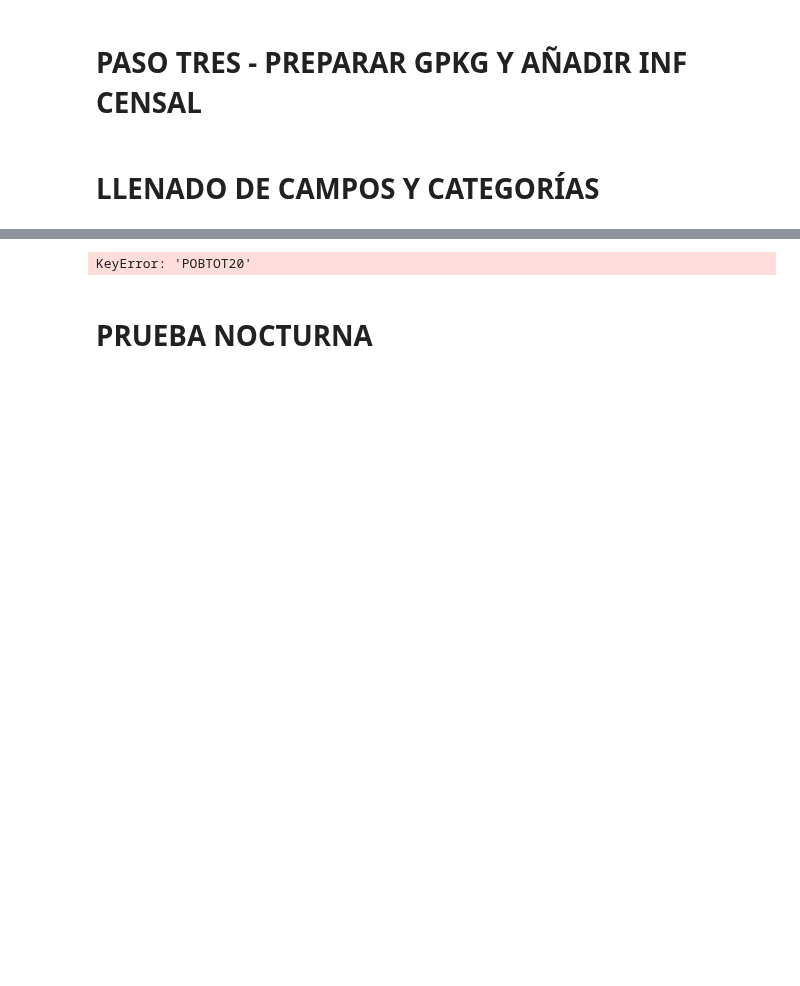
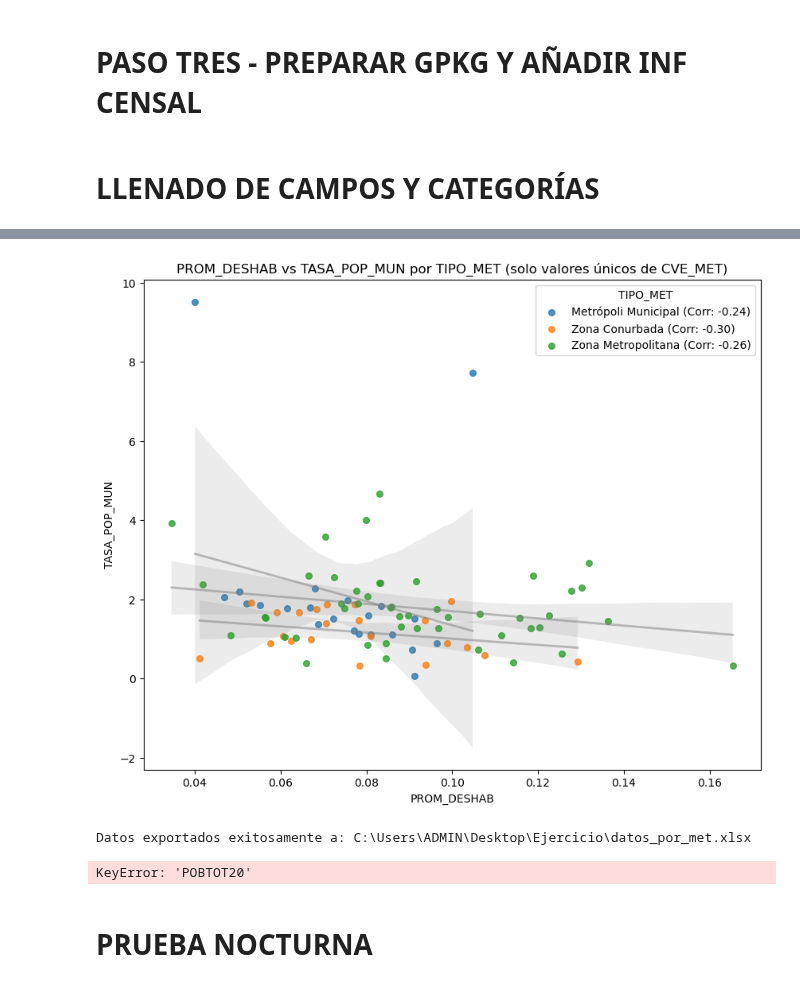
Before and after one commit to unpesodecambio/VOCES-metropolitan-housing-analysis, a Jupyter notebook: VOCES_nac_NB_v1.ipynb, the cells around one changed output, grey strips where cells are left out. Saved outputs shown, nothing was run; the diff lists cells and outputs as text; code cells hidden in the pictures; blank space fills up the shorter version.

```diff
--- a/VOCES_nac_NB_v1.ipynb
+++ b/VOCES_nac_NB_v1.ipynb
@@ -454,8 +453,6 @@ MAPA_TIPO_gdf = gpd.read_file(MAPA_TIPO_ruta, layer='Mapa_Tipologias')
 # %%
-MAPA_TIPO_gdf = MAPA_TIPO_gdf1
-
 # Define el CRS proyectado que deseas utilizar
-CRS_PROYECTADO = 'EPSG:32613'  # Reemplaza 'XX' con el código EPSG adecuado para tu área de estudio
+CRS_PROYECTADO = 'EPSG:6372'
 
 # Proyecta el GeoDataFrame a un CRS proyectado
 MAPA_TIPO_gdf = MAPA_TIPO_gdf.to_crs(CRS_PROYECTADO)
@@ -464,9 +461,53 @@ MAPA_TIPO_gdf = MAPA_TIPO_gdf.to_crs(CRS_PROYECTADO)
 MAPA_TIPO_gdf['area_ha'] = MAPA_TIPO_gdf.area / 10000
 MAPA_TIPO_gdf['FILTRADO'] = MAPA_TIPO_gdf['VIVTOT2020'] / MAPA_TIPO_gdf['area_ha']**2
 MAPA_TIPO_gdf['DESHABITACION'] = MAPA_TIPO_gdf['VIVPARDES2020'] / MAPA_TIPO_gdf['VIVTOT2020']
-
-# Calcular el promedio de DESHABITACION por grupos
-
-#AÑADIR CONDICIÓN- SI NO ES METRÓPOLI , AGRUPAR POR MUN
-
-MAPA_TIPO_gdf['PROM_DESHAB'] = MAPA_TIPO_gdf.groupby('CVE_MET')['DESHABITACION'].transform('mean')
+# %%
+MAPA_TIPO_gdf['PROM_DESHAB'] = MAPA_TIPO_gdf.groupby('CVE_MET')['DESHABITACION'].transform('mean')
+
+
+# Calcular las sumas de POPTOT2020 y POPTOT2010 por CVE_MET
+sum_poptot2020 = MAPA_TIPO_gdf.groupby('CVE_MET')['POPTOT2020'].transform('sum')
+sum_poptot2010 = MAPA_TIPO_gdf.groupby('CVE_MET')['POPTOT2010'].transform('sum')
+
+# Calcular TASA_POP_MUN
+MAPA_TIPO_gdf['TASA_POP_MUN'] = (((sum_poptot2020 / sum_poptot2010) ** (1/10)) - 1) * 100
+# %%
+import seaborn as sns
+import matplotlib.pyplot as plt
+
+# Filtrar el DataFrame original para incluir solo los valores únicos de CVE_MET
+df_valores_unicos_cve_met = MAPA_TIPO_gdf.drop_duplicates(subset=['CVE_MET'])
+
+# Calcular la correlación para cada valor único de TIPO_MET
+correlation_by_tipo_met = {}
+for tipo_met, group in df_valores_unicos_cve_met.groupby('TIPO_MET'):
+    correlation_by_tipo_met[tipo_met] = group['PROM_DESHAB'].corr(group['TASA_POP_MUN'])
+
+# Crear el gráfico de dispersión con regresión lineal y categorización
+plt.figure(figsize=(10, 8))
+for tipo_met, group in df_valores_unicos_cve_met.groupby('TIPO_MET'):
+    sns.regplot(x='PROM_DESHAB', y='TASA_POP_MUN', data=group, scatter_kws={"s": 30}, line_kws={"color": 'grey', 'alpha': 0.5, 'linewidth': 2}, label=f'{tipo_met} (Corr: {correlation_by_tipo_met[tipo_met]:.2f})')
+
+plt.title('PROM_DESHAB vs TASA_POP_MUN por TIPO_MET (solo valores únicos de CVE_MET)')
+plt.xlabel('PROM_DESHAB')
+plt.ylabel('TASA_POP_MUN')
+plt.legend(title='TIPO_MET')
+
+# Mostrar el gráfico
+plt.show()
+# %% [output]
+[figure, added]
+# %%
+# Filtrar el DataFrame original para incluir solo los valores únicos de CVE_MET
+df_valores_unicos_cve_met = MAPA_TIPO_gdf.drop_duplicates(subset=['CVE_MET'])
+
+# Seleccionar las columnas requeridas
+df_export = df_valores_unicos_cve_met[['NOM_MET', 'PROM_DESHAB', 'TASA_POP_MUN', 'TIPO_MET']]
+
+# Guardar los datos en un archivo Excel
+ruta_archivo = r'C:\Users\ADMIN\Desktop\Ejercicio\datos_por_met.xlsx'
+df_export.to_excel(ruta_archivo, index=False)
+
+print("Datos exportados exitosamente a:", ruta_archivo)
+# %% [output]
+Datos exportados exitosamente a: C:\Users\ADMIN\Desktop\Ejercicio\datos_por_met.xlsx
```
Also changed, not shown: parts of 9 cells of this notebook, 1 other file.
